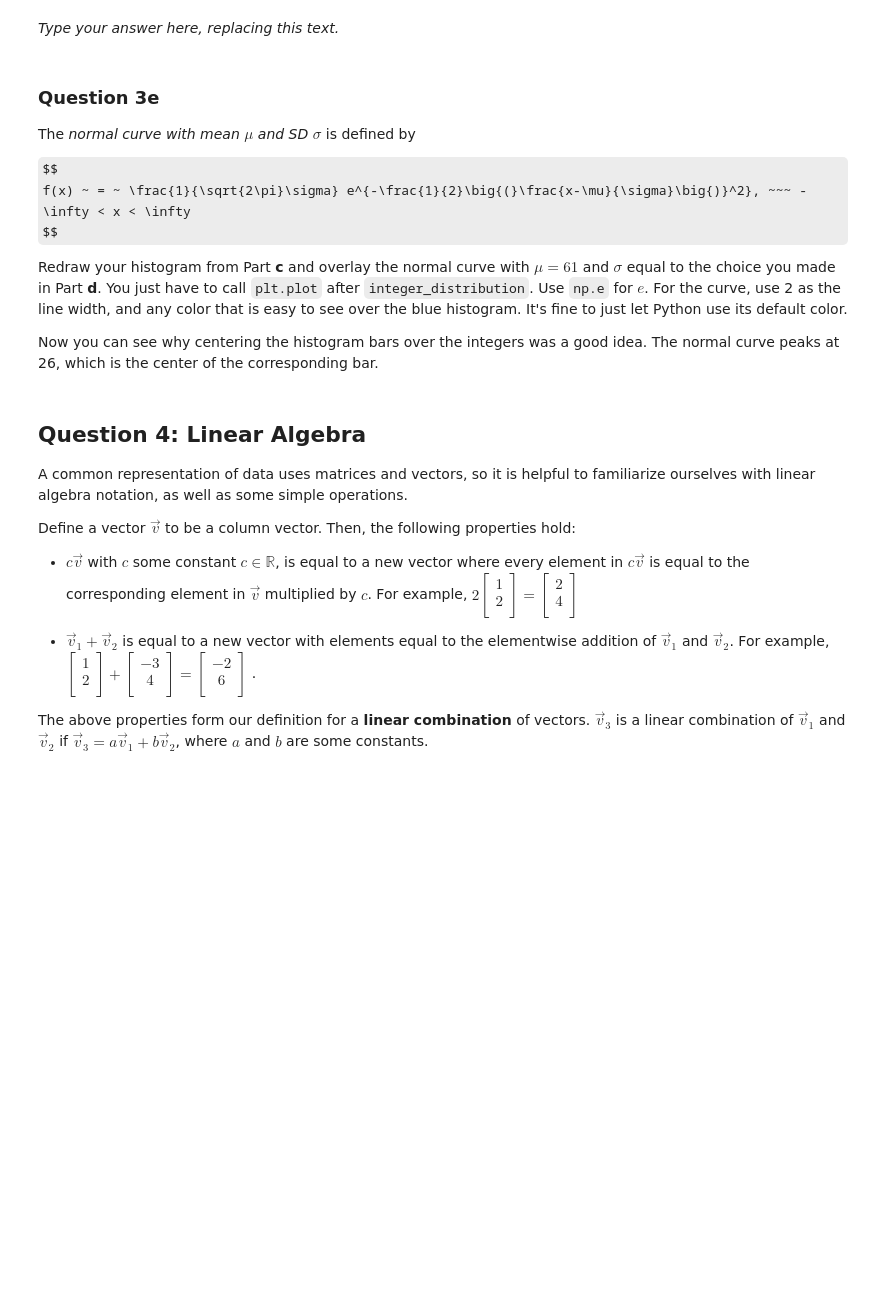
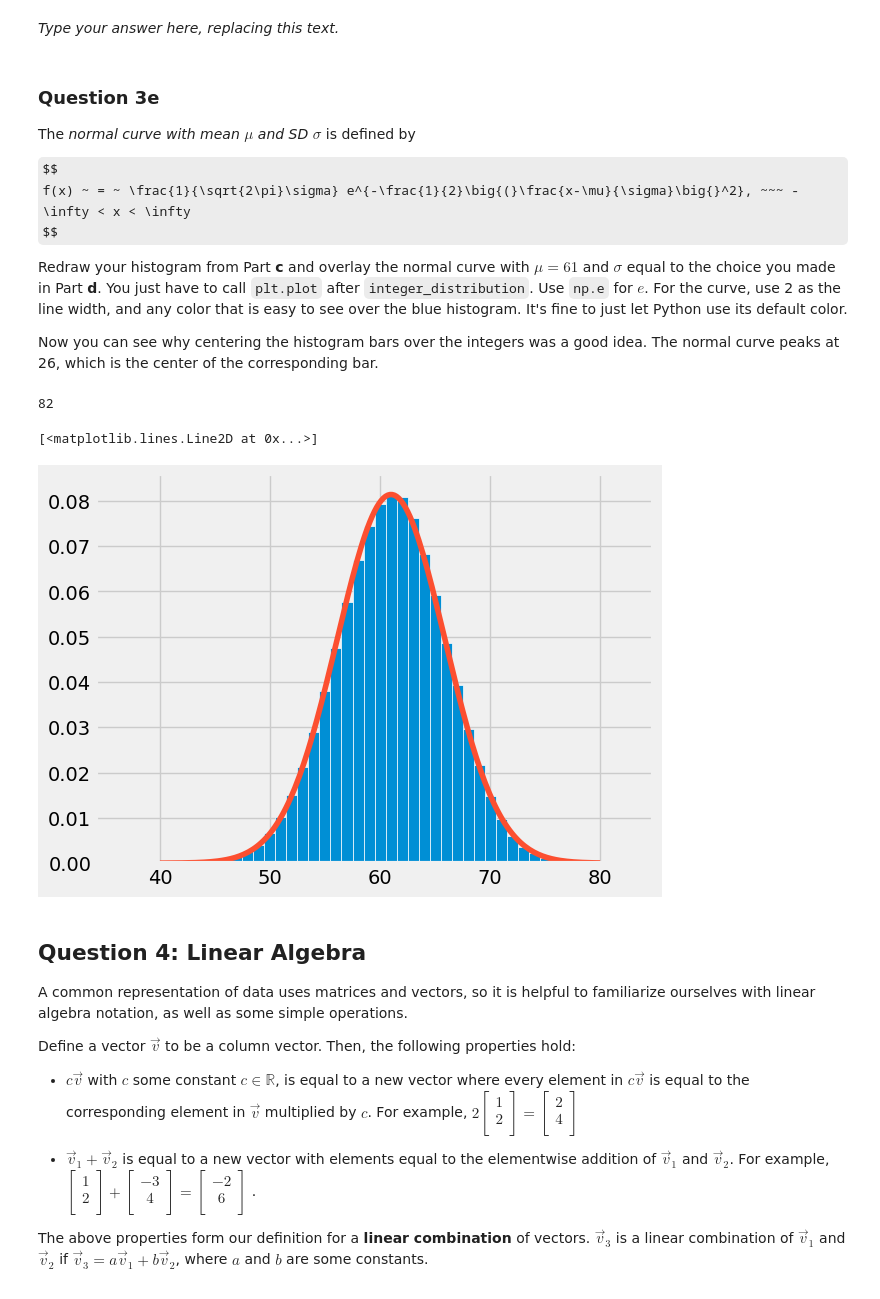
Before and after one commit to Yiqinotfound/Data100, a Jupyter notebook: hw/hw01/hw01.ipynb, the cells around one changed output. Drawn from its saved outputs; the diff is of its cells as text; code cells hidden in the pictures; some formulas as TeX source; blank space fills up the shorter version.

```diff
--- a/hw/hw01/hw01.ipynb
+++ b/hw/hw01/hw01.ipynb
@@ -471,7 +511,7 @@ _Type your answer here, replacing this text._
 The *normal curve with mean $\mu$ and SD $\sigma$* is defined by
 
 $$
-f(x) ~ = ~ \frac{1}{\sqrt{2\pi}\sigma} e^{-\frac{1}{2}\big{(}\frac{x-\mu}{\sigma}\big{)}^2}, ~~~ -\infty < x < \infty
+f(x) ~ = ~ \frac{1}{\sqrt{2\pi}\sigma} e^{-\frac{1}{2}\big{(}\frac{x-\mu}{\sigma}\big{}^2}, ~~~ -\infty < x < \infty
 $$
 
 Redraw your histogram from Part **c** and overlay the normal curve with $\mu = 61$ and $\sigma$ equal to the choice you made in Part **d**. You just have to call `plt.plot` after `integer_distribution`. Use `np.e` for $e$. For the curve, use 2 as the line width, and any color that is easy to see over the blue histogram. It's fine to just let Python use its default color.
@@ -484,12 +524,16 @@ Now you can see why centering the histogram bars over the integers was a good id
     manual: true
 -->
 # %%
-mu = ...
-sigma = ...
+mu = 61
+sigma = 4.9
 x = np.linspace(40, 80, 200)
-f_x = ...
+f_x = 1/(np.sqrt(2*np.pi)*sigma)*np.exp(-(x-mu)**2/(2*sigma**2))
 integer_distribution(simulated_counts)
-#plt.plot(...)
+plt.plot(x,f_x)
+# %% [output]
+82
+[<matplotlib.lines.Line2D at 0x...>]
+[figure, added]
 # %% [markdown]
 <!-- END QUESTION -->
 
```
Also changed, not shown: parts of 31 cells of this notebook, 7 other files.
